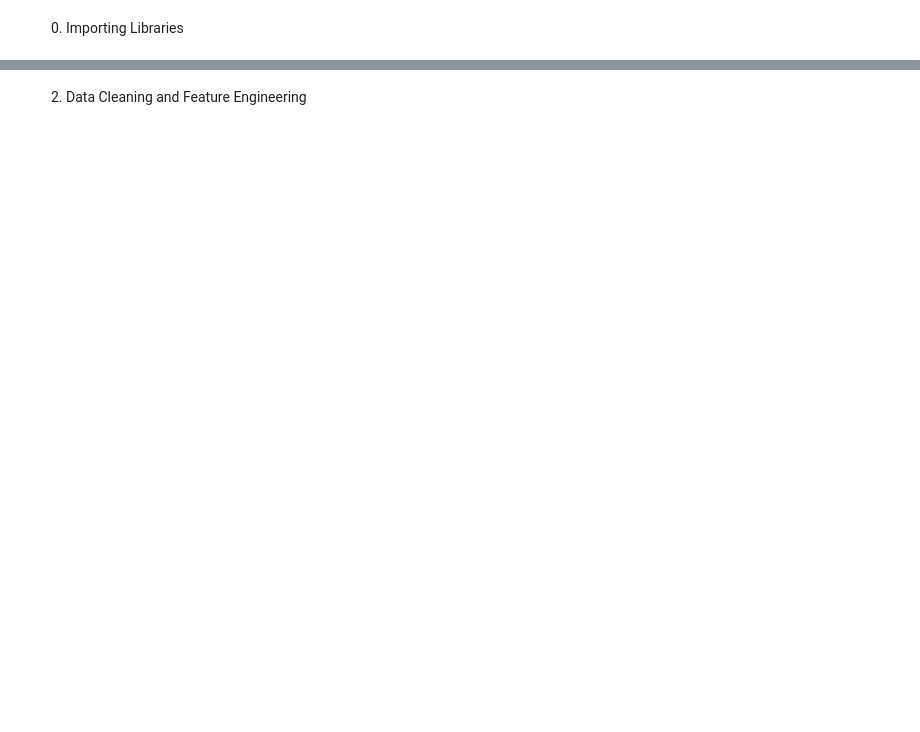
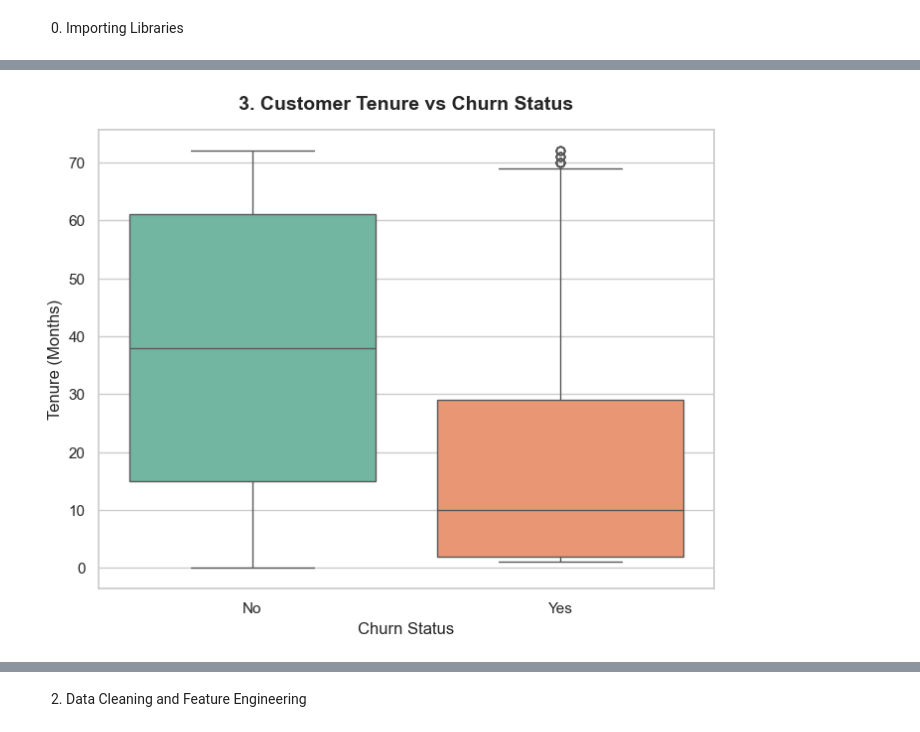
Before and after one commit to SymRaza/Customer-Churn-Predictor, a Jupyter notebook: churn_predictor.ipynb, the cells around one changed output, grey strips where cells are left out. Saved outputs shown, nothing was run; the diff lists cells and outputs as text; code cells hidden in the pictures; blank space fills up the shorter version.

```diff
--- a/churn_predictor.ipynb
+++ b/churn_predictor.ipynb
@@ -34,0 +95,14 @@ Sayem
+# %%
+plt.figure(figsize=(8, 6))
+
+# Create a boxplot to see the distribution of months
+sns.boxplot(data=df, x='Churn', y='Tenure', palette='Set2', order=['No', 'Yes'])
+
+# Labels and titles
+plt.title('3. Customer Tenure vs Churn Status', fontsize=14, fontweight='bold', pad=15)
+plt.xlabel('Churn Status', fontsize=12)
+plt.ylabel('Tenure (Months)', fontsize=12)
+
+plt.show()
+# %% [output]
+[figure, added]
```
Also changed, not shown: parts of 12 cells of this notebook, 1 other file.
